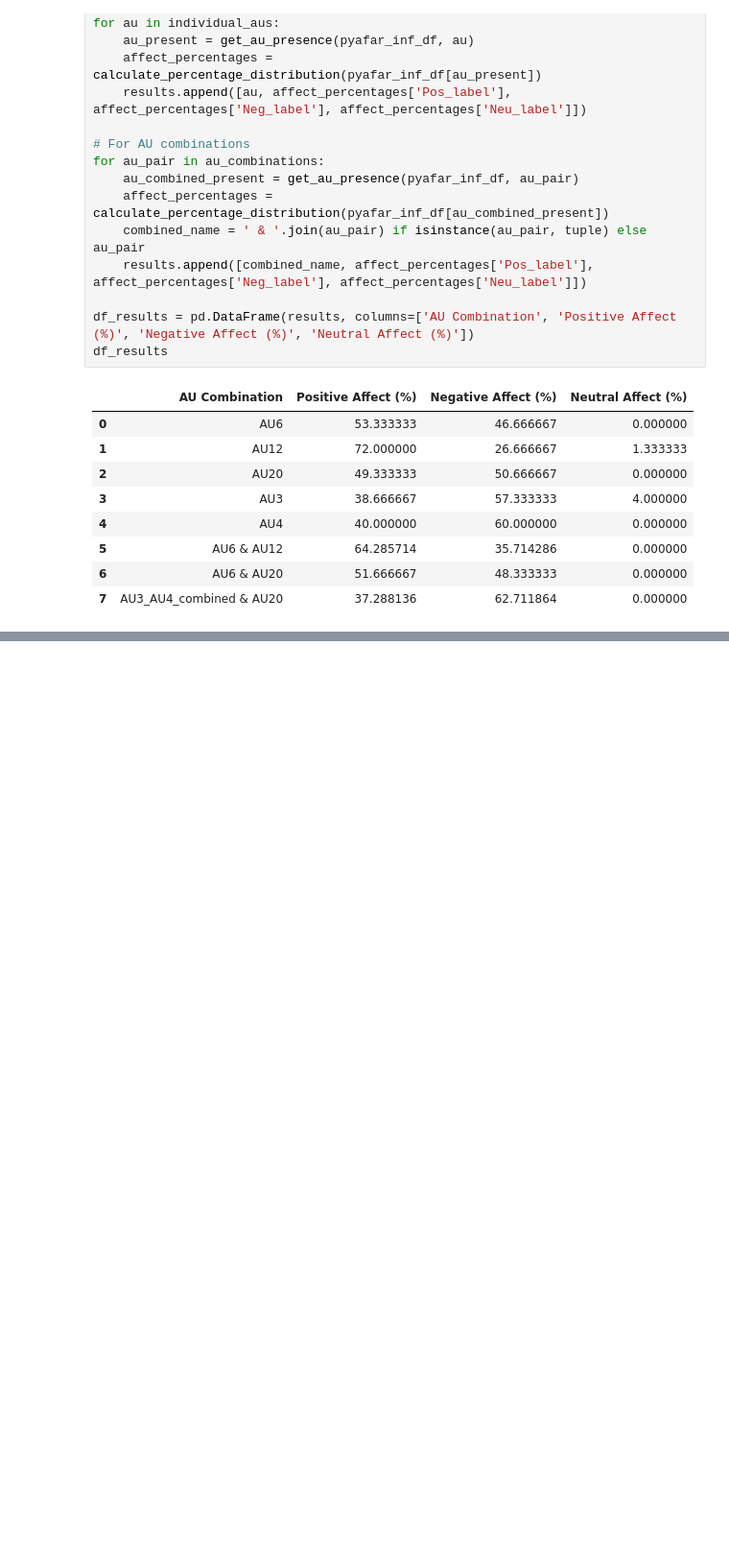
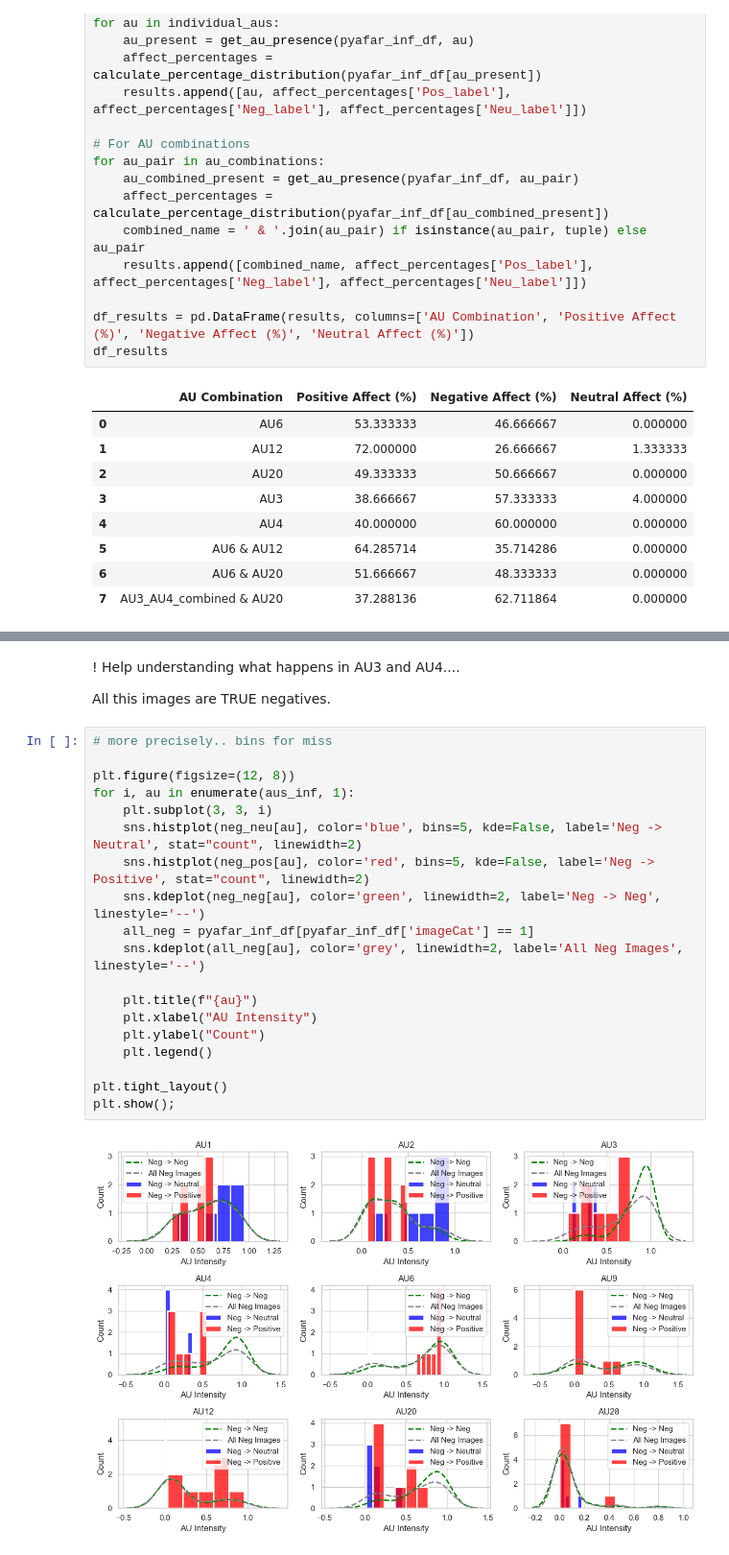
Before and after one commit to florentinafabregas/affect-recognition-infants, a Jupyter notebook: notebooks/main.ipynb, the cells around one changed output, grey strips where cells are left out. Shown at 96% size. Drawn from its saved outputs; the diff is of its cells as text; blank space fills up the shorter version.

```diff
--- a/notebooks/main.ipynb
+++ b/notebooks/main.ipynb
@@ -1283,0 +1461,25 @@ TODO
+# %% [markdown]
+! Help understanding what happens in AU3 and AU4....
+
+All this images are TRUE negatives.
+# %%
+# more precisely.. bins for miss
+
+plt.figure(figsize=(12, 8))
+for i, au in enumerate(aus_inf, 1):
+    plt.subplot(3, 3, i)
+    sns.histplot(neg_neu[au], color='blue', bins=5, kde=False, label='Neg -> Neutral', stat="count", linewidth=2)
+    sns.histplot(neg_pos[au], color='red', bins=5, kde=False, label='Neg -> Positive', stat="count", linewidth=2)
+    sns.kdeplot(neg_neg[au], color='green', linewidth=2, label='Neg -> Neg', linestyle='--')
+    all_neg = pyafar_inf_df[pyafar_inf_df['imageCat'] == 1]
+    sns.kdeplot(all_neg[au], color='grey', linewidth=2, label='All Neg Images', linestyle='--')
+
+    plt.title(f"{au}")
+    plt.xlabel("AU Intensity")
+    plt.ylabel("Count")
+    plt.legend()
+
+plt.tight_layout()
+plt.show();
+# %% [output]
+[figure, added]
```
Also changed, not shown: parts of 15 cells of this notebook.
